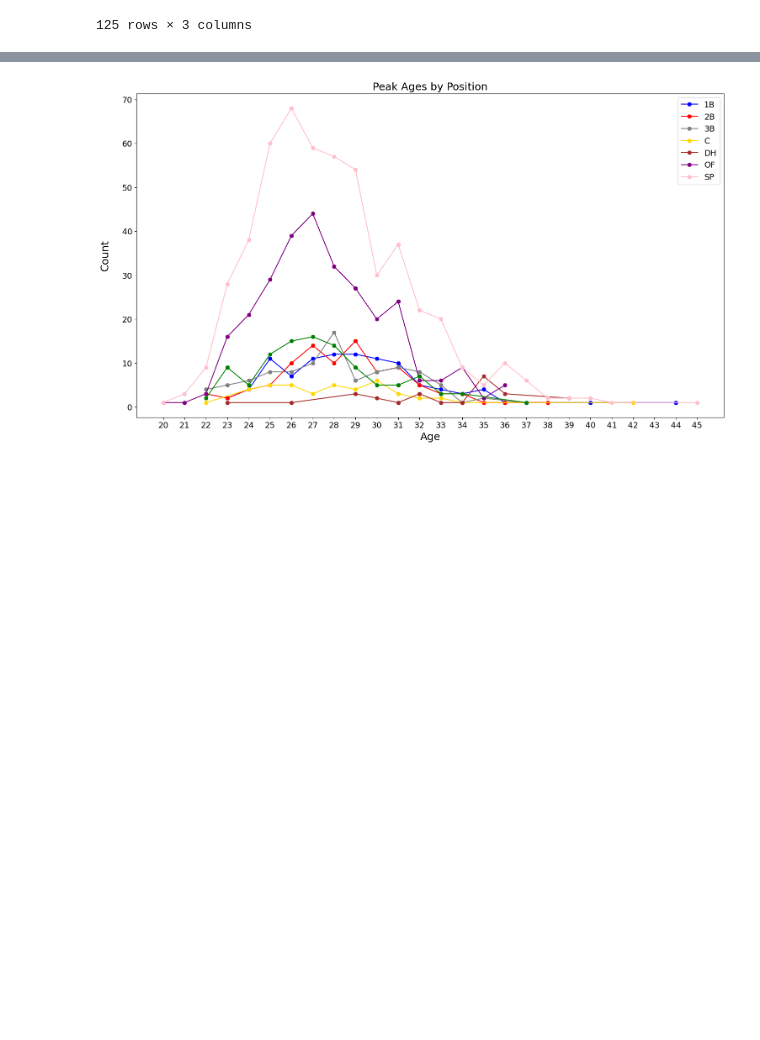
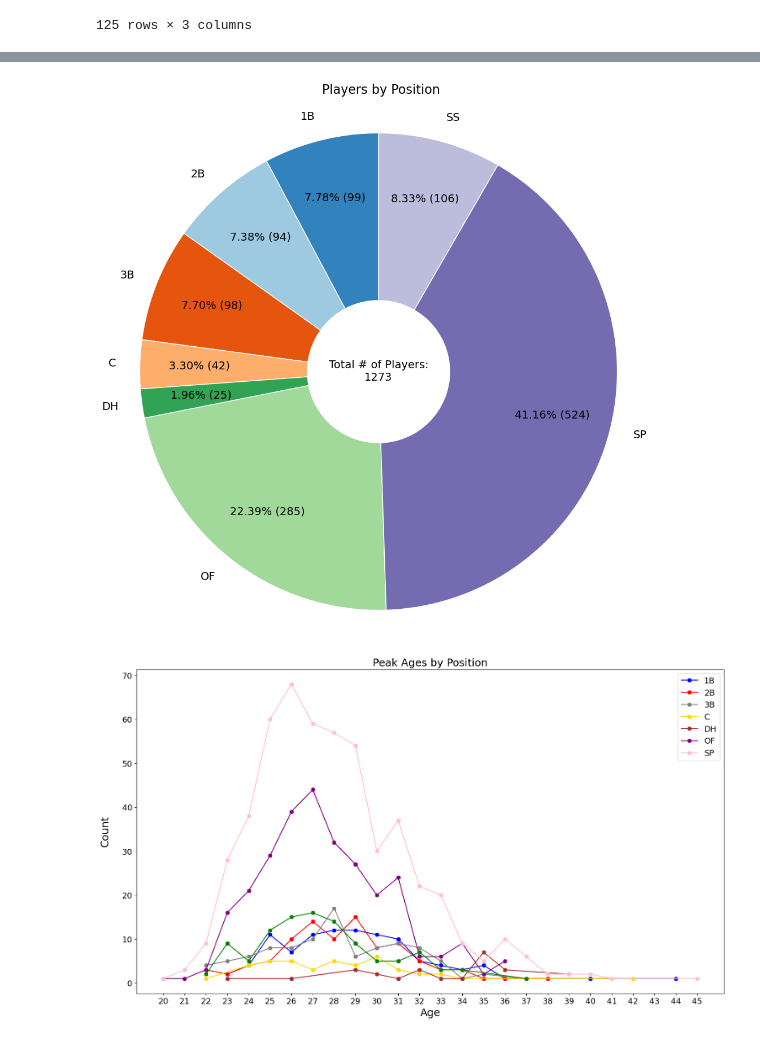
Before and after one commit to mcogrysko/DataScience-FinalProject, a Jupyter notebook: Peak Ages by Position - Batters and Pitchers.ipynb, the cells around one changed output, grey strips where cells are left out. Saved outputs shown, nothing was run; the diff lists cells and outputs as text; code cells hidden in the pictures; blank space fills up the shorter version.

```diff
--- a/Peak Ages by Position - Batters and Pitchers.ipynb
+++ b/Peak Ages by Position - Batters and Pitchers.ipynb
@@ -183,3 +199,9 @@ df_grp
 | 123 | 44 | 1B | 1 |
 | 124 | 45 | SP | 1 |
 125 rows × 3 columns
+# %%
+#for position counts
+df_grp_pos = pd.DataFrame(df_all['Pos_Cat'])
+df_grp_pos = df_grp_pos.groupby(['Pos_Cat']).value_counts().reset_index()
+df_grp_pos = df_grp_pos.rename(columns={'Pos_Cat':'Position',0:'Count'})
+df_grp_pos
@@ -186,3 +218,38 @@ df_grp
+# %%
+#pie for position counts
+number_outside_colors = len(df_grp_pos.Position.unique())
+outside_color_ref_number = np.arange(number_outside_colors)*2
+
+
+fig = plt.figure(figsize=(10,10))
+ax = fig.add_subplot(1,1,1)
+
+colormap = plt.get_cmap("tab20c")
+outer_colors = colormap(outside_color_ref_number)
+
+all_counts = df_grp_pos.Count.sum()
+
+df_grp_pos.groupby(['Position'])['Count'].sum().plot(
+        kind='pie',radius=1, colors = outer_colors, pctdistance=0.75,
+        labeldistance = 1.1, wedgeprops = dict(edgecolor='white'),textprops={'fontsize':14},
+        autopct=lambda p: '{:.2f}% ({:,.0f})'.format(p,(p/100)*all_counts),
+        startangle=90)
+
+hole = plt.Circle((0,0), 0.3, fc='white')
+fig1 = plt.gcf()
+fig1.gca().add_artist(hole)
+
+ax.yaxis.set_visible(False)
+plt.title('Players by Position\n', fontsize=16)
+
+ax.axis('equal')
+plt.tight_layout()
+
+ax.text(0,0, 'Total # of Players:\n' + str(all_counts), size=14, ha='center', va='center')
+
+plt.show()
+# %% [output]
+[figure, added]
 # %%
 #plot everything
 
```
Also changed, not shown: parts of 2 cells of this notebook, 2 other files.
